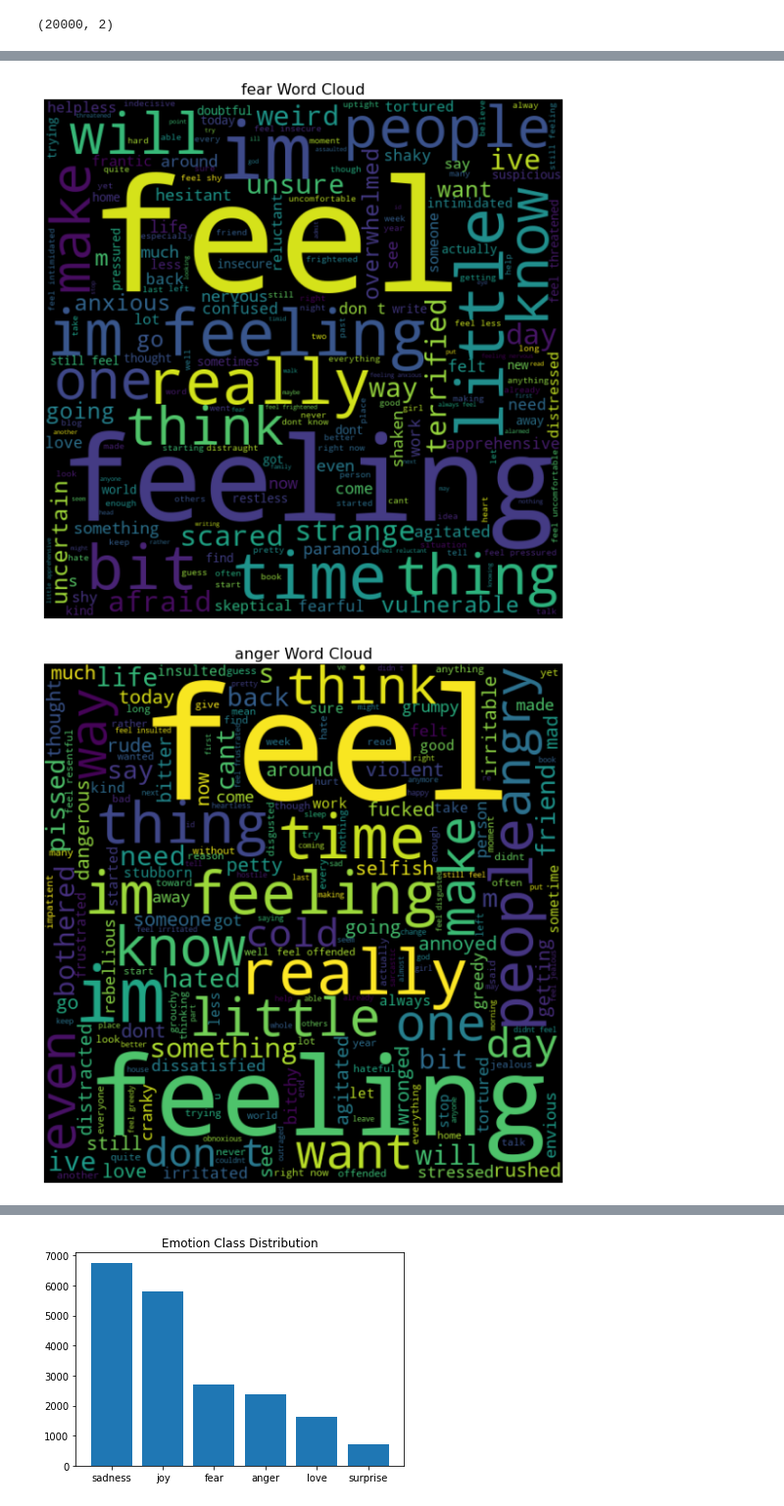
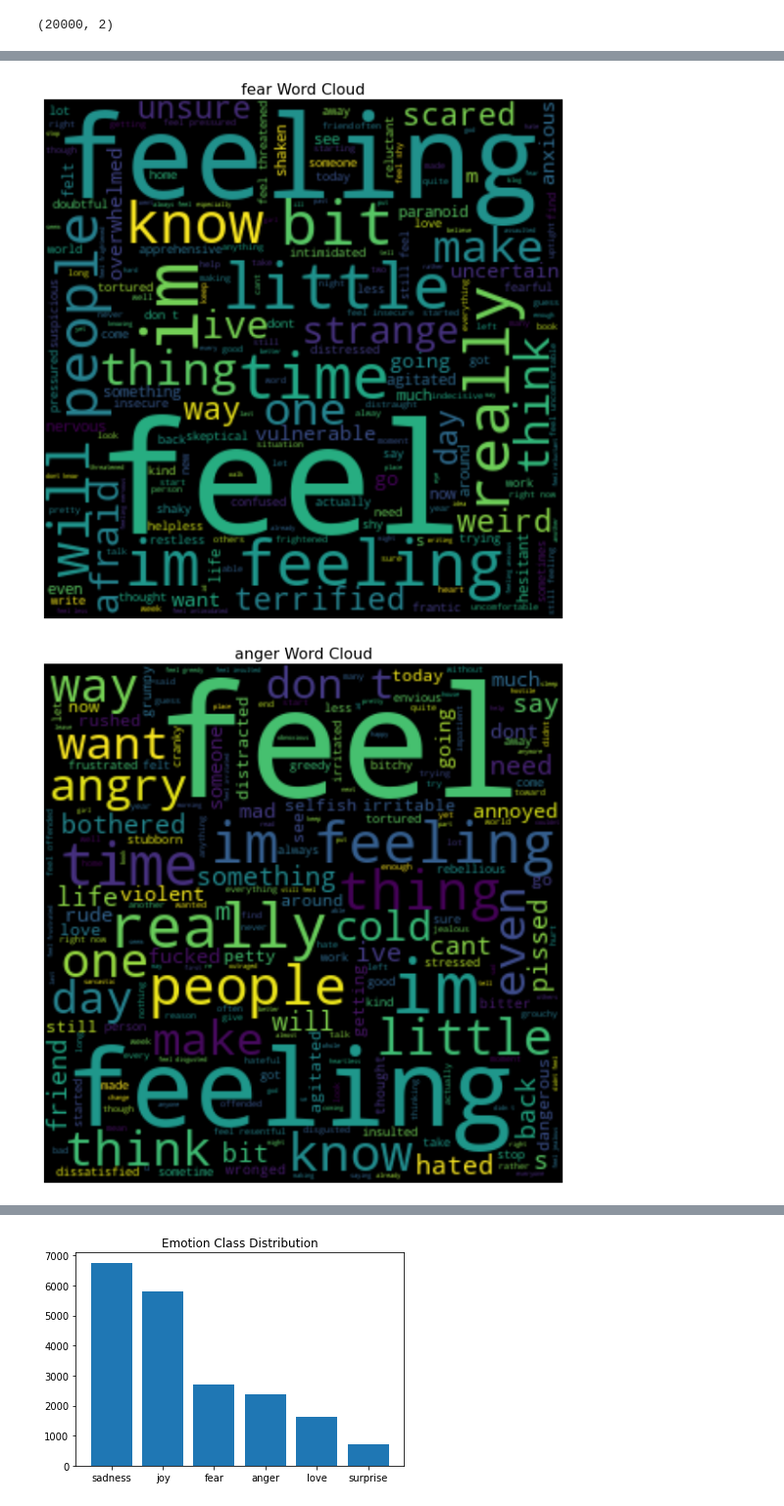
Before and after one commit to wkphyo/capstone-project, a Jupyter notebook: EmotionRecognitionModel.ipynb, the cells around one changed output, grey strips where cells are left out. Shown at 98% size. Saved outputs shown, nothing was run; the diff lists cells and outputs as text; code cells hidden in the pictures.

```diff
--- a/EmotionRecognitionModel.ipynb
+++ b/EmotionRecognitionModel.ipynb
@@ -47,7 +47,7 @@ emotion_list = emotions_df.Emotion.unique()
 
 for emotion in emotion_list:
     text = ' '.join([sentence for sentence in emotions_df.loc[emotions_df['Emotion']==emotion,'Text']])
-    wordcloud = WordCloud(width = 600, height = 600).generate(text)
+    wordcloud = WordCloud(width = 300, height = 300).generate(text)
 
     plt.figure(figsize=(10, 10))
     plt.title(emotion+' Word Cloud', size=16)
@@ -60,2 +60,2 @@ for emotion in emotion_list:
-[figure, old version]
+[figure, new version]
-[figure, old version]
+[figure, new version]
```
Also changed, not shown: parts of 8 cells of this notebook.
